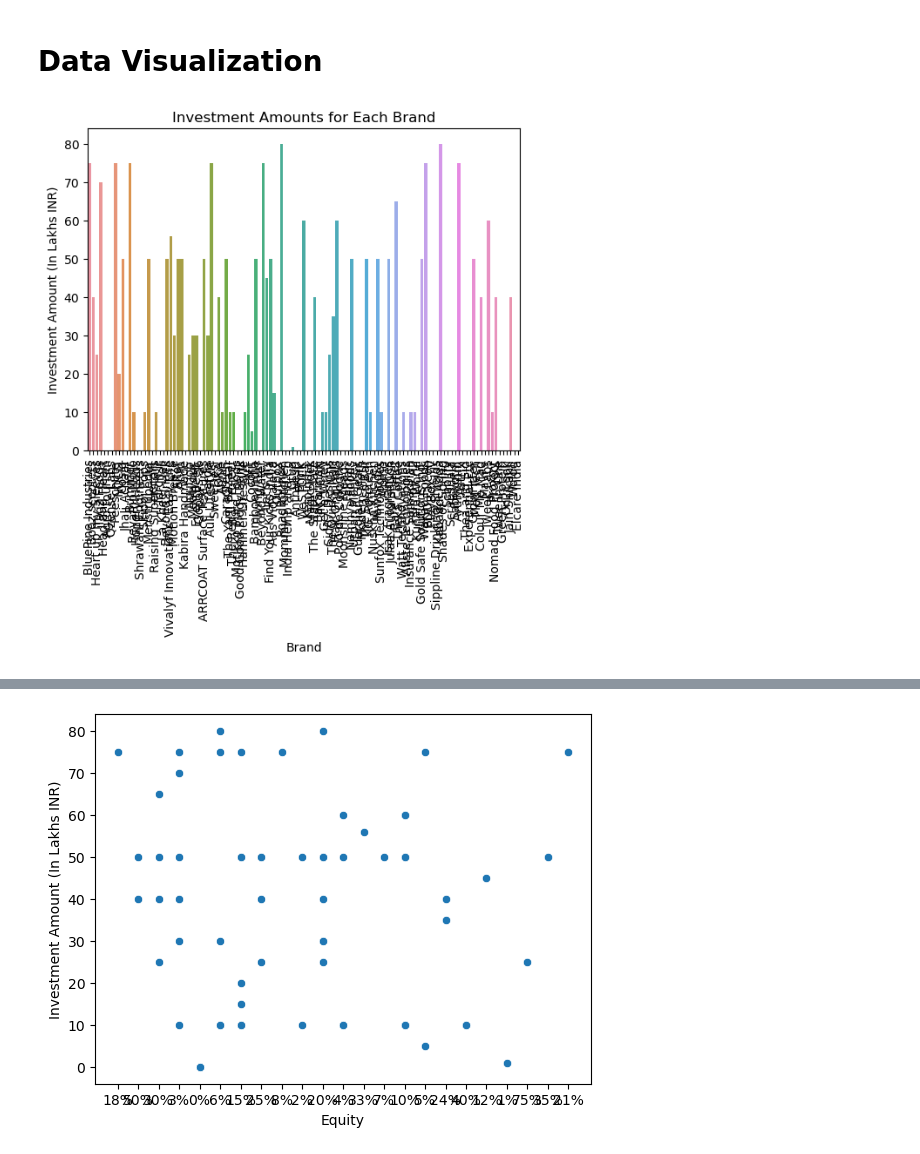
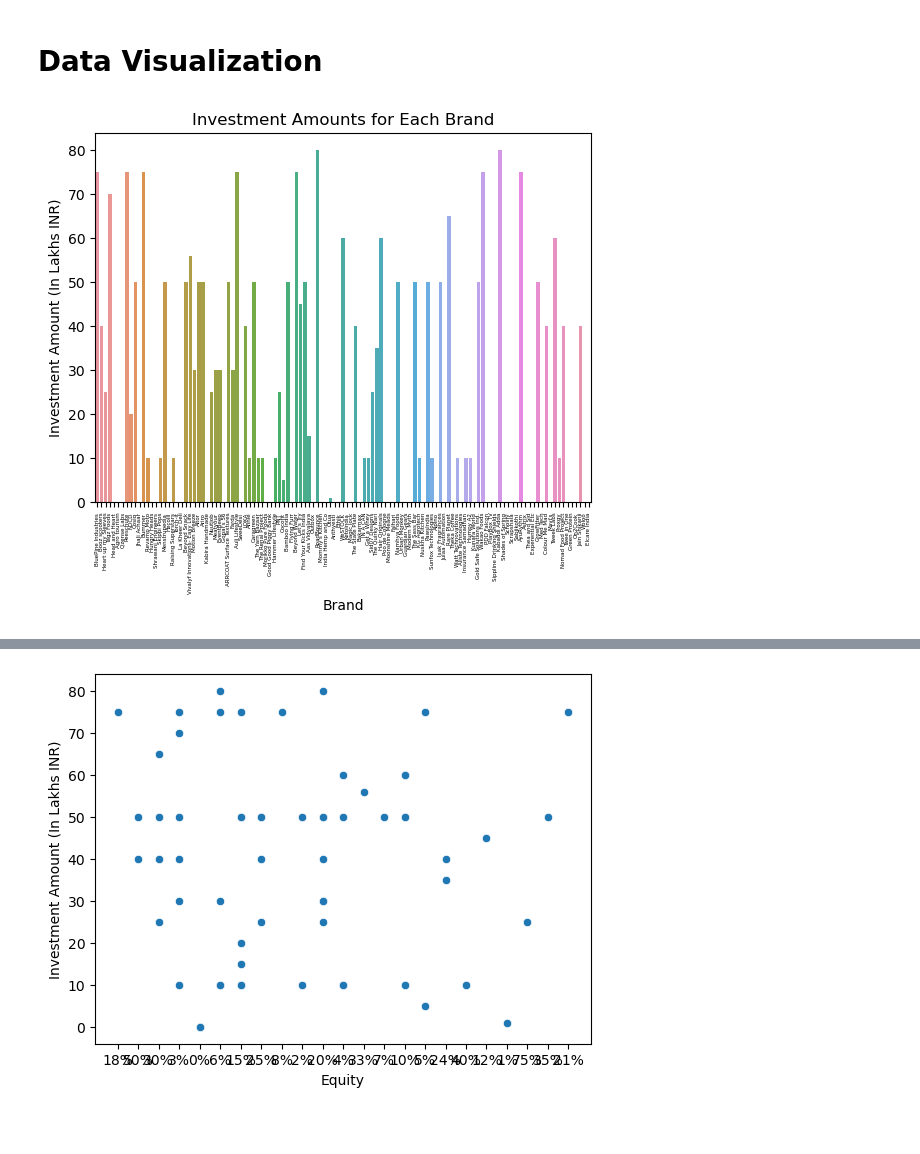
Before and after one commit to BS-World/Kaggle-Project, a Jupyter notebook: shark-tank-india-data-analysis.ipynb, the cells around one changed output, grey strips where cells are left out. Saved outputs shown, nothing was run; the diff lists cells and outputs as text; code cells hidden in the pictures; blank space fills up the shorter version.

```diff
--- a/shark-tank-india-data-analysis.ipynb
+++ b/shark-tank-india-data-analysis.ipynb
@@ -238,13 +238,13 @@ Ghazal Debt Amount:- 0 Lakhs
 # %%
 # Create a bar plot of investment amounts for each brand
 sns.barplot(x='Brand', y='Investment Amount (In Lakhs INR)', data=df)
-plt.xticks(rotation=90)  # Rotate x-axis labels for better readability
+plt.xticks(rotation=90, fontsize=4)  # Rotate x-axis labels for better readability
 plt.xlabel('Brand')
 plt.ylabel('Investment Amount (In Lakhs INR)')
 plt.title('Investment Amounts for Each Brand')
 plt.show()
 # %% [output]
-[figure, old version]
+[figure, new version]
 # %%
 import pandas as pd
 import matplotlib.pyplot as plt
```
Also changed, not shown: parts of 3 cells of this notebook.
